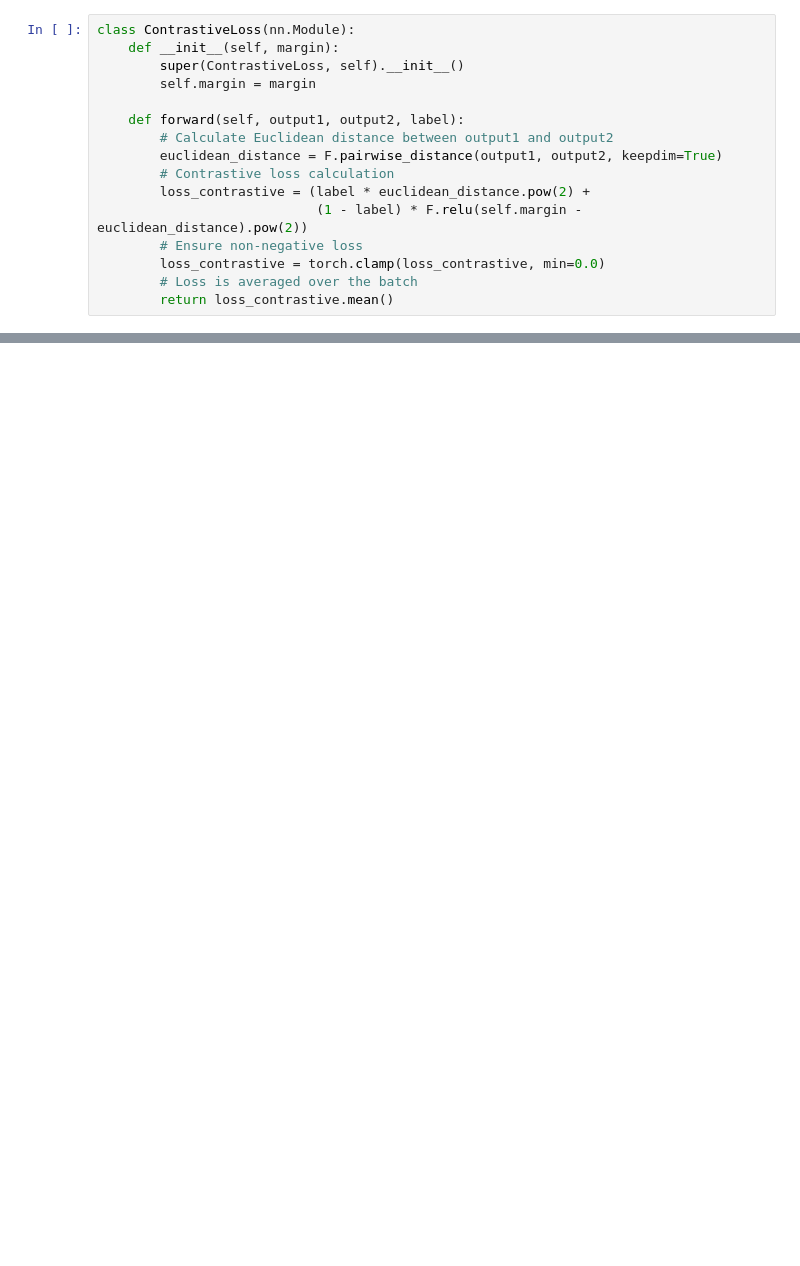
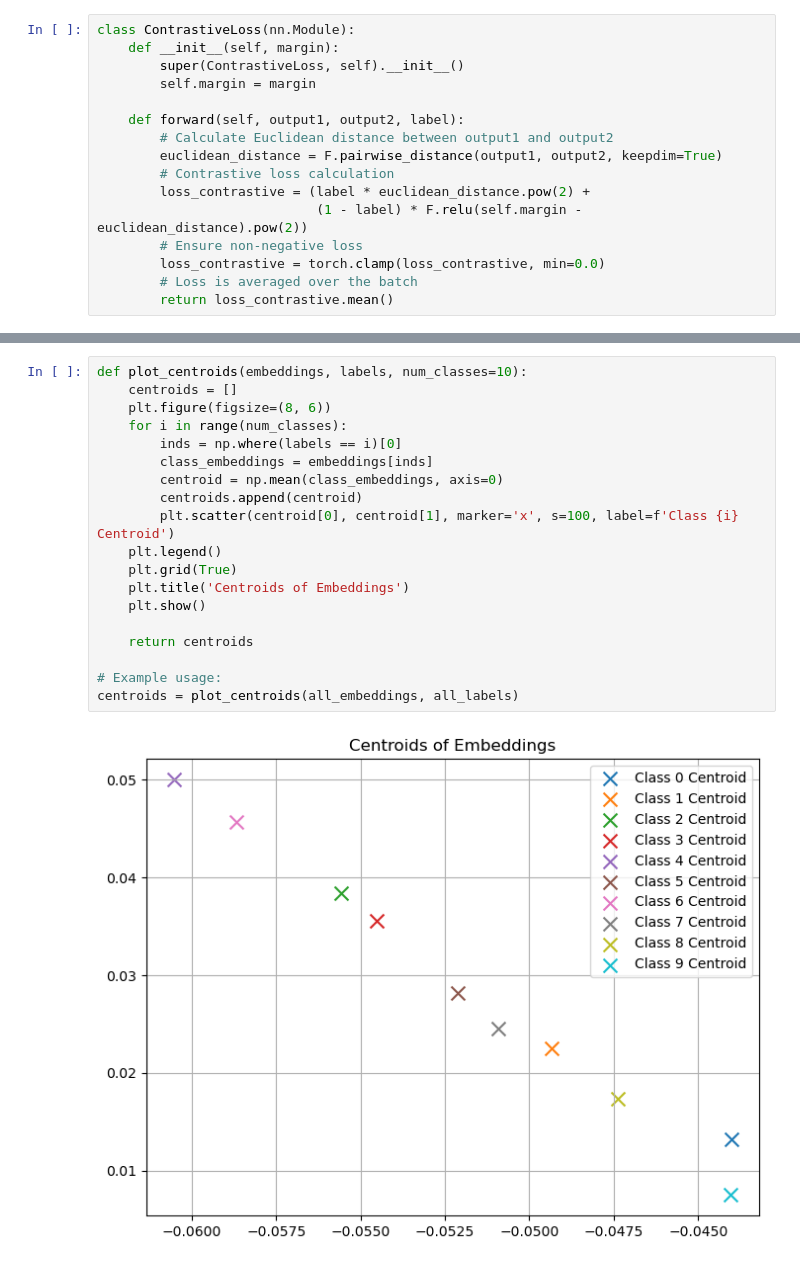
Before and after one commit to pavspatel7/DL_HW3, a Jupyter notebook: HW3.ipynb, the cells around one changed output, grey strips where cells are left out. Cells and saved outputs as stored; diff of their text form; blank space fills up the shorter version.

```diff
--- a/HW3.ipynb
+++ b/HW3.ipynb
@@ -1522,0 +1361,21 @@ plot_embeddings(all_embeddings, all_labels)
+# %%
+def plot_centroids(embeddings, labels, num_classes=10):
+    centroids = []
+    plt.figure(figsize=(8, 6))
+    for i in range(num_classes):
+        inds = np.where(labels == i)[0]
+        class_embeddings = embeddings[inds]
+        centroid = np.mean(class_embeddings, axis=0)
+        centroids.append(centroid)
+        plt.scatter(centroid[0], centroid[1], marker='x', s=100, label=f'Class {i} Centroid')
+    plt.legend()
+    plt.grid(True)
+    plt.title('Centroids of Embeddings')
+    plt.show()
+
+    return centroids
+
+# Example usage:
+centroids = plot_centroids(all_embeddings, all_labels)
+# %% [output]
+[figure, added]
```
Also changed, not shown: parts of 9 cells of this notebook.
